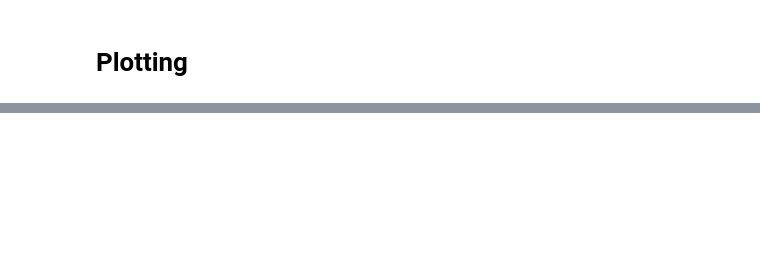
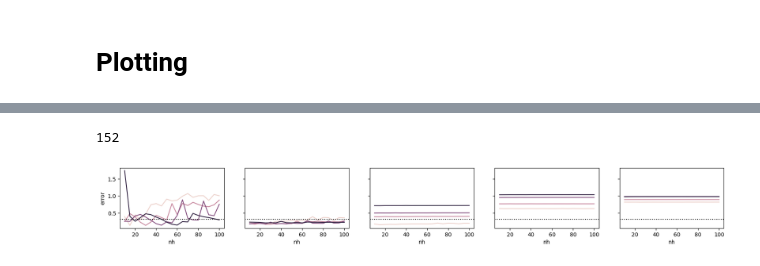
Before and after one commit to yiguzhou/zhou_interpolates, a Jupyter notebook: code/binwidth_simulations.ipynb, the cells around one changed output, grey strips where cells are left out. Cells and saved outputs as stored; diff of their text form; code cells hidden in the pictures; blank space fills up the shorter version.

```diff
--- a/code/binwidth_simulations.ipynb
+++ b/code/binwidth_simulations.ipynb
@@ -180,0 +205,16 @@ plt.show()
+# %%
+len(NH) * len(PV) * nreps
+# %% [output]
+152
+# %%
+import math
+
+fig, axs = plt.subplots(1, len(ranges), figsize = (4*len(ranges),2), sharey=True, sharex=True)
+
+for ri, ran in enumerate(ranges):
+    sns.lineplot(df[df['ran']==ran], x='nh', y='error', hue ='pv', errorbar='ci', ax=axs[ri], legend=None)
+    axs[ri].axhline(math.sqrt(.1), c= 'k', linestyle = 'dotted')
+
+plt.show()
+# %% [output]
+[figure, added]
```
Also changed, not shown: parts of 10 cells of this notebook, 3 other files.
